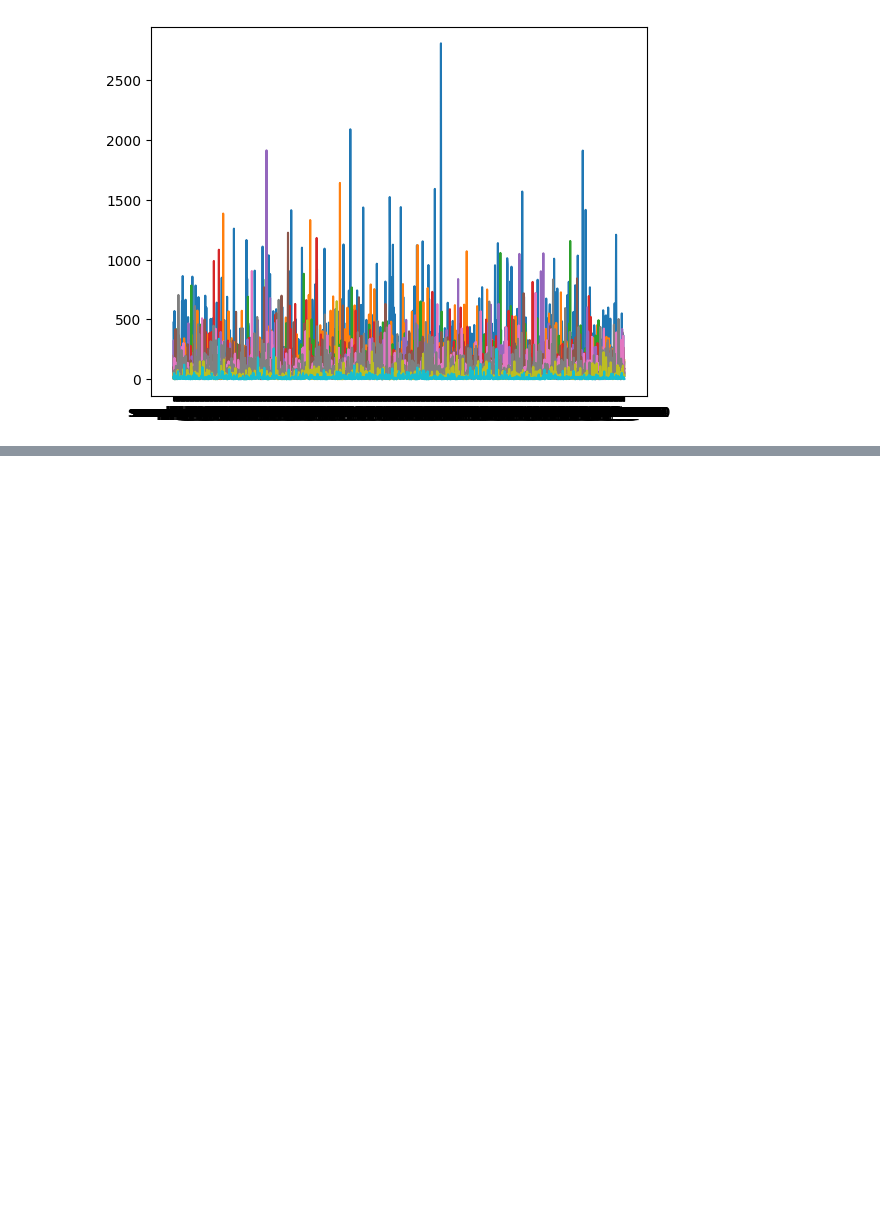
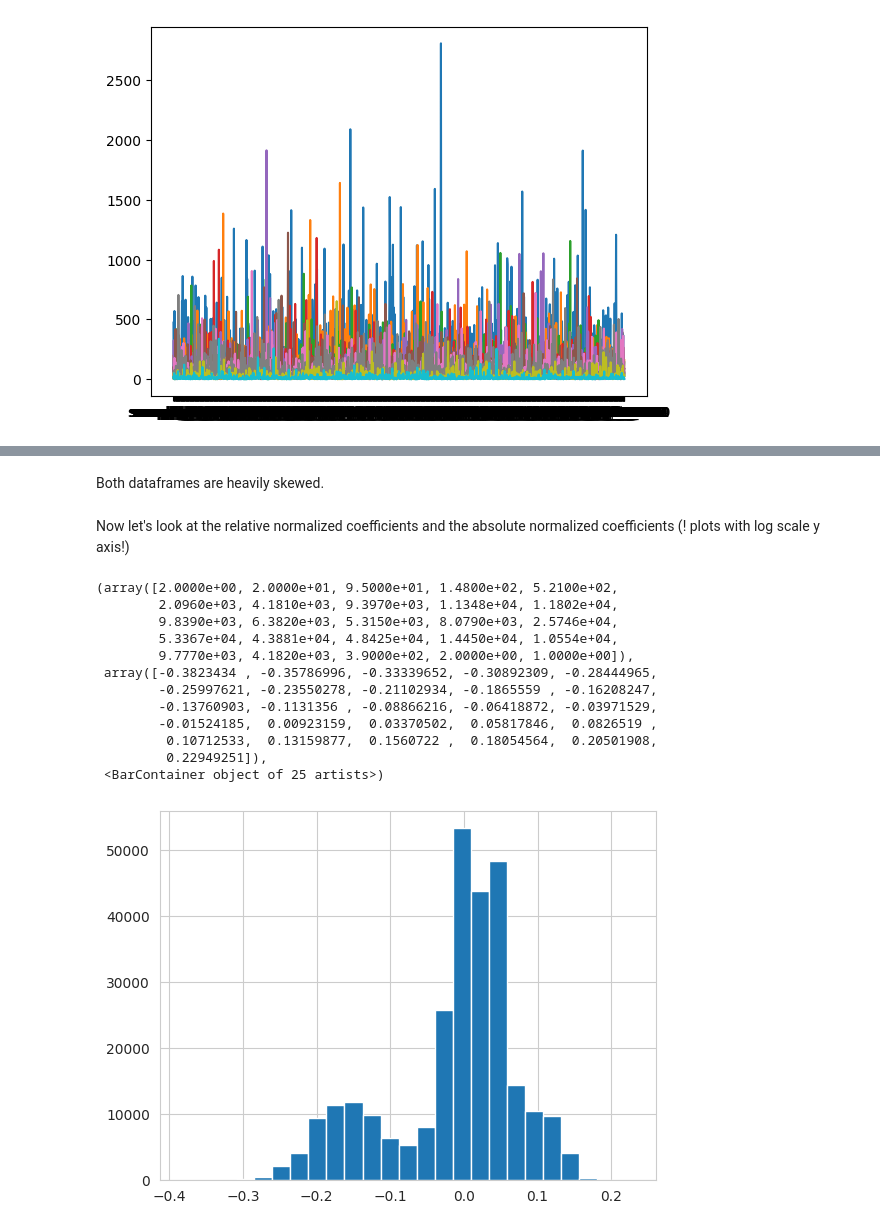
Before and after one commit to DriesDeRyck/thesis, a Jupyter notebook: DoubleML/data/sensitivity_small_dataset/visualize_distributions.ipynb, the cells around one changed output, grey strips where cells are left out. Cells and saved outputs as stored; diff of their text form; code cells hidden in the pictures; blank space fills up the shorter version.

```diff
--- a/DoubleML/data/sensitivity_small_dataset/visualize_distributions.ipynb
+++ b/DoubleML/data/sensitivity_small_dataset/visualize_distributions.ipynb
@@ -213,0 +250,21 @@ plt.plot()
+# %% [markdown]
+Both dataframes are heavily skewed.
+# %% [markdown]
+Now let's look at the relative normalized coefficients and the absolute normalized coefficients (! plots with log scale y axis!)
+# %%
+rel_norm_coefficients = pd.read_csv("./results/rel_normalized/coefficient_matrix_parallel.tsv", sep='\t', index_col=0)
+plt.hist(rel_norm_coefficients.values.ravel(), bins=25, log=False)
+# %% [output]
+(array([2.0000e+00, 2.0000e+01, 9.5000e+01, 1.4800e+02, 5.2100e+02,
+        2.0960e+03, 4.1810e+03, 9.3970e+03, 1.1348e+04, 1.1802e+04,
+        9.8390e+03, 6.3820e+03, 5.3150e+03, 8.0790e+03, 2.5746e+04,
+        5.3367e+04, 4.3881e+04, 4.8425e+04, 1.4450e+04, 1.0554e+04,
+        9.7770e+03, 4.1820e+03, 3.9000e+02, 2.0000e+00, 1.0000e+00]),
+ array([-0.3823434 , -0.35786996, -0.33339652, -0.30892309, -0.28444965,
+        -0.25997621, -0.23550278, -0.21102934, -0.1865559 , -0.16208247,
+        -0.13760903, -0.1131356 , -0.08866216, -0.06418872, -0.03971529,
+        -0.01524185,  0.00923159,  0.03370502,  0.05817846,  0.0826519 ,
+         0.10712533,  0.13159877,  0.1560722 ,  0.18054564,  0.20501908,
+         0.22949251]),
+ <BarContainer object of 25 artists>)
+[figure, added]
```
Also changed, not shown: parts of 28 cells of this notebook, 7 other files.
